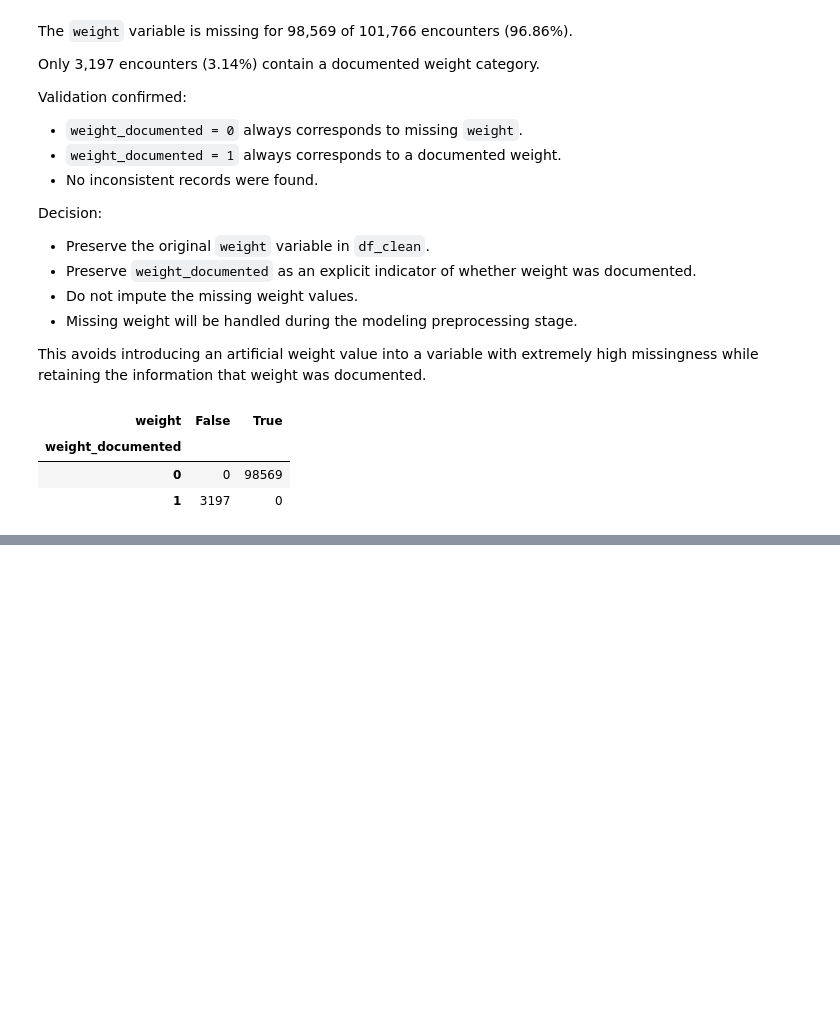
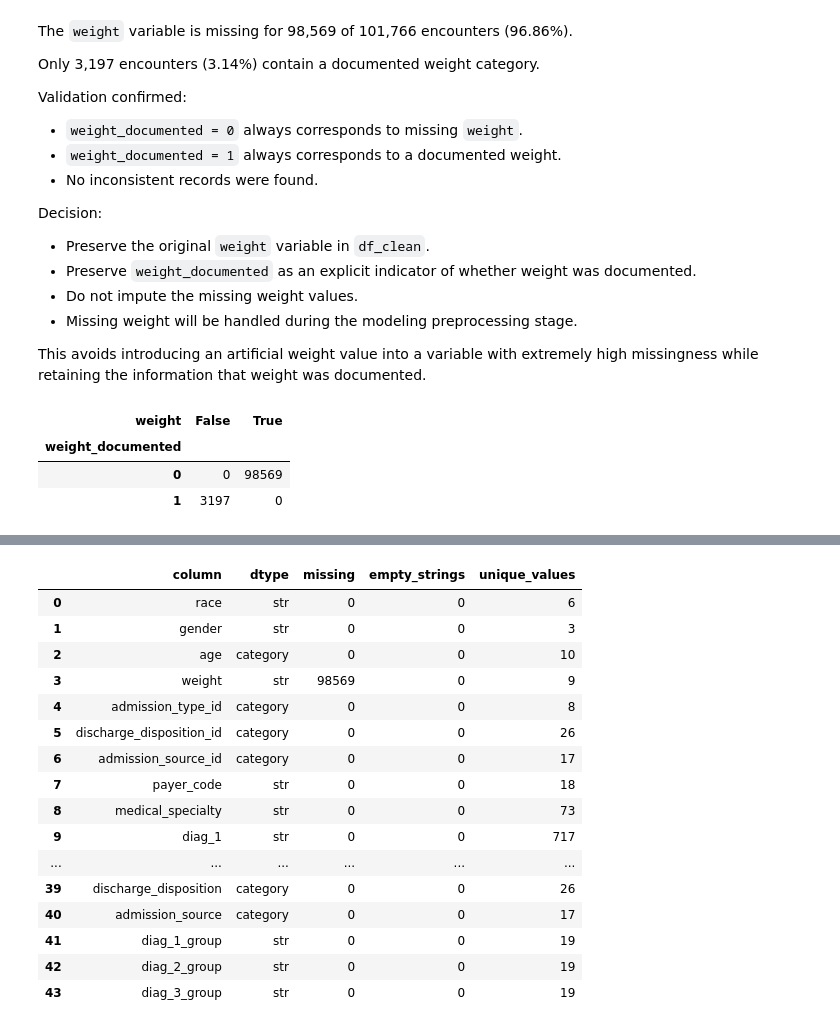
Before and after one commit to amanchaurasia512/diabetes-130-hospitals, a Jupyter notebook: Notebook/02_data_cleaning.ipynb, the cells around one changed output, grey strips where cells are left out. Saved outputs shown, nothing was run; the diff lists cells and outputs as text; code cells hidden in the pictures; blank space fills up the shorter version.

Commit message:
Complete data cleaning and transformation

```diff
--- a/Notebook/02_data_cleaning.ipynb
+++ b/Notebook/02_data_cleaning.ipynb
@@ -3196,0 +3213,13 @@ weight_check
+# %%
+categorical_check_cols = [
+    'payer_code',
+    'medical_specialty'
+
+]
+
+for col in categorical_check_cols:
+    print("=" * 60)
+    print(col)
+    print("NaN :",df_clean[col].isna().sum())
+    print("Not documented :",(df_clean[col] == 'Not_Documented').sum())
+    print("Unique:", df_clean[col].nunique())
@@ -3196,0 +3261,37 @@ weight_check
+# %%
+categorical_cols = df_clean.select_dtypes(
+    include=['object', 'string', 'category']
+).columns.tolist()
+
+categorical_audit = []
+
+for col in categorical_cols:
+    categorical_audit.append({
+        'column': col,
+        'dtype': str(df_clean[col].dtype),
+        'missing': df_clean[col].isna().sum(),
+        'empty_strings': (df_clean[col] == '').sum(),
+        'unique_values': df_clean[col].nunique()
+    })
+
+categorical_audit = pd.DataFrame(categorical_audit)
+
+categorical_audit
+# %% [output]
+|  | column | dtype | missing | empty_strings | unique_values |
+| 0 | race | str | 0 | 0 | 6 |
+| 1 | gender | str | 0 | 0 | 3 |
+| 2 | age | category | 0 | 0 | 10 |
+| 3 | weight | str | 98569 | 0 | 9 |
+| 4 | admission_type_id | category | 0 | 0 | 8 |
+| 5 | discharge_disposition_id | category | 0 | 0 | 26 |
+| 6 | admission_source_id | category | 0 | 0 | 17 |
+| 7 | payer_code | str | 0 | 0 | 18 |
+| 8 | medical_specialty | str | 0 | 0 | 73 |
+| 9 | diag_1 | str | 0 | 0 | 717 |
+| ... | ... | ... | ... | ... | ... |
+| 39 | discharge_disposition | category | 0 | 0 | 26 |
+| 40 | admission_source | category | 0 | 0 | 17 |
+| 41 | diag_1_group | str | 0 | 0 | 19 |
+| 42 | diag_2_group | str | 0 | 0 | 19 |
+| 43 | diag_3_group | str | 0 | 0 | 19 |
```
Also changed, not shown: parts of 24 cells of this notebook.
